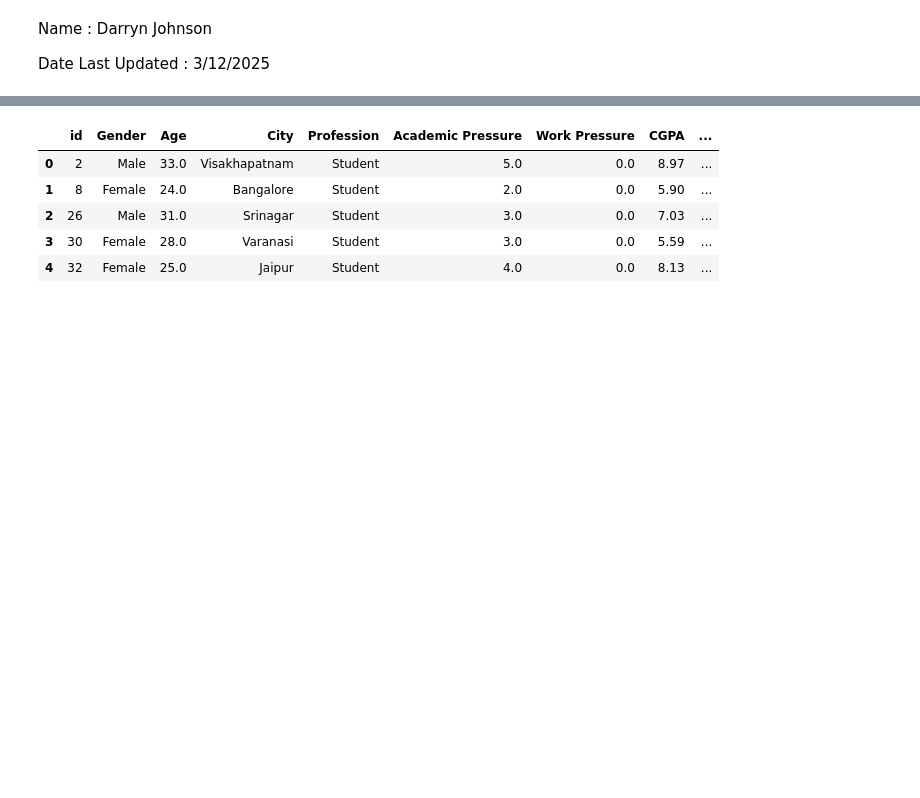
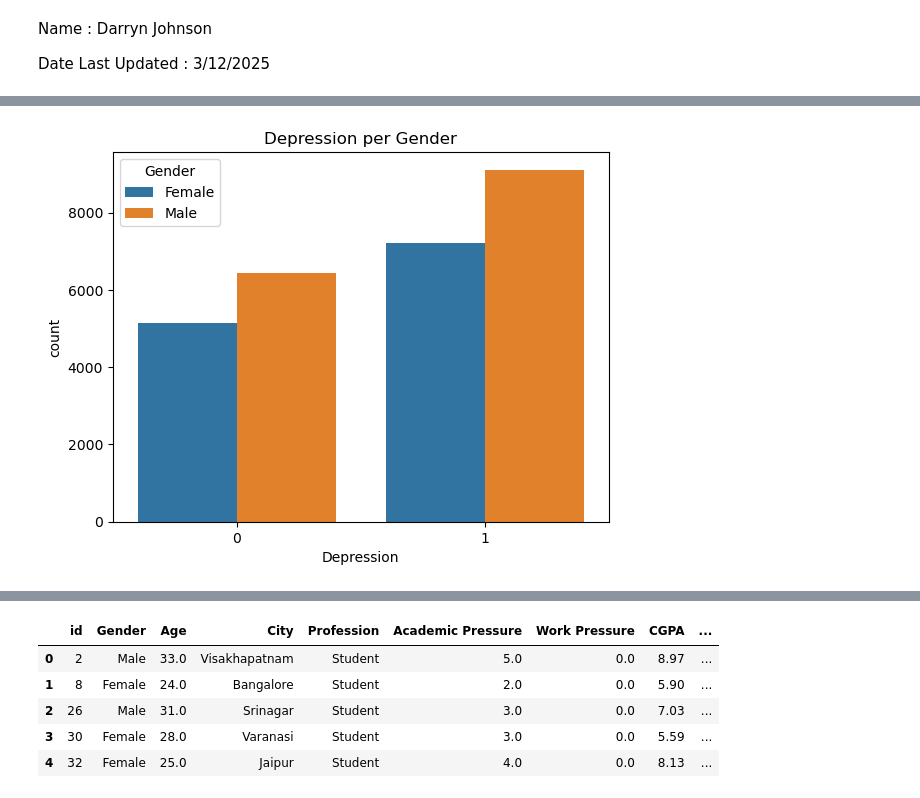
Before and after one commit to Djohnson1313/predicting_student_depression, a Jupyter notebook: predicting_student_depression.ipynb, the cells around one changed output, grey strips where cells are left out. Saved outputs shown, nothing was run; the diff lists cells and outputs as text; code cells hidden in the pictures; blank space fills up the shorter version.

```diff
--- a/predicting_student_depression.ipynb
+++ b/predicting_student_depression.ipynb
@@ -41,0 +66,8 @@ df = pd.read_csv('student_depression_data.zip')
+# %%
+fig, ax = plt.subplots()
+
+sns.countplot(data = df, x = 'Depression', hue = 'Gender')
+ax.set_title('Depression per Gender')
+plt.show();
+# %% [output]
+[figure, added]
```
Also changed, not shown: parts of 14 cells of this notebook.
